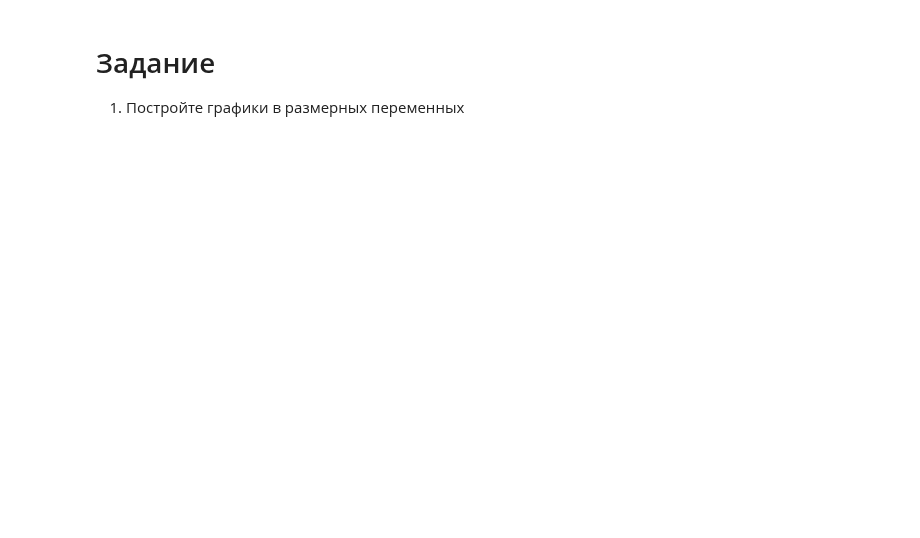
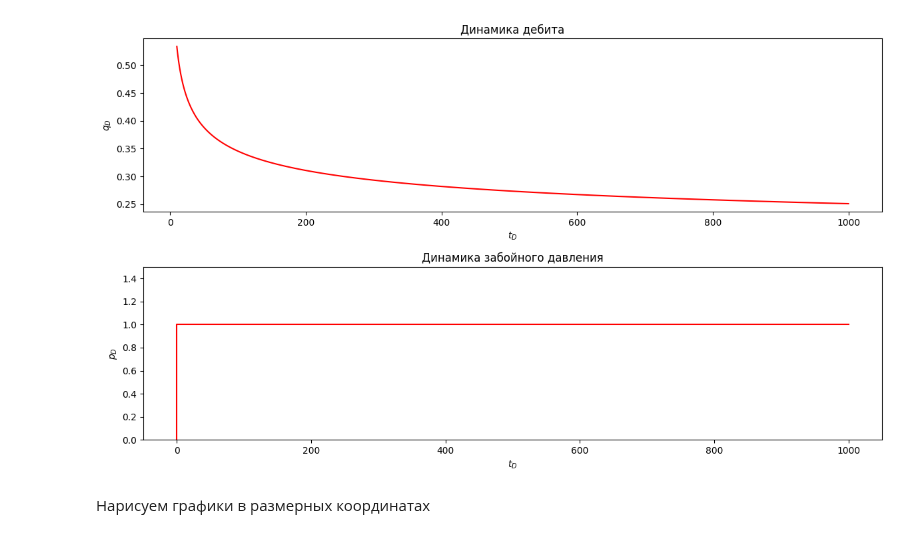
Before and after one commit to khabibullinra/welltest_examples, a Jupyter notebook: jupyter/17_terminal_pressure_solution.ipynb, the cells around one changed output. Cells and saved outputs as stored; diff of their text form; code cells hidden in the pictures; blank space fills up the shorter version.

```diff
--- a/jupyter/17_terminal_pressure_solution.ipynb
+++ b/jupyter/17_terminal_pressure_solution.ipynb
@@ -136,4 +273,28 @@ plt.show()
+# %%
+# задаем параметры для отрисовки отдельных графиков
+td = 10000
+# задаем массивы для отрисовки графиков - количество точек на графике
+td_arr = np.logspace(1, 3, 100)
+
+# создаем фигуру с двумя графиками, на котором все будет отрисовываться
+fig, (ax1, ax2) = plt.subplots(2, 1, figsize=(12,7), gridspec_kw={'height_ratios': [2, 2]})
+
+
+# задаем первый график используя оси ax2
+ax1.plot(td_arr, qd_finite_rw(td_arr), color = 'red')
+ax1.set(title="Динамика дебита")
+ax1.set_xlabel("$t_D$")
+ax1.set_ylabel("$q_D$")
+
+ax2.plot([0,0,td_arr[-1]],[0, 1, 1], color = 'red')
+ax2.set(title="Динамика забойного давления")
+ax2.set_xlabel("$t_D$")
+ax2.set_ylabel("$p_D$")
+ax2.set_ylim(0, 1.5)
+
+fig.tight_layout()
+plt.show()
+# %% [output]
+[figure, added]
 # %% [markdown]
-# Задание
-
-1. Постройте графики в размерных переменных
+Нарисуем графики в размерных координатах
```
Also changed, not shown: parts of 27 cells of this notebook.
